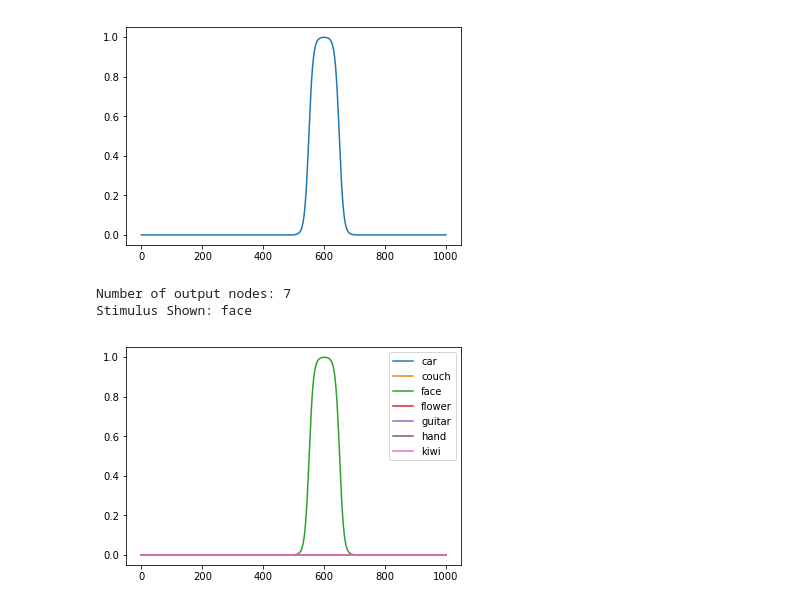
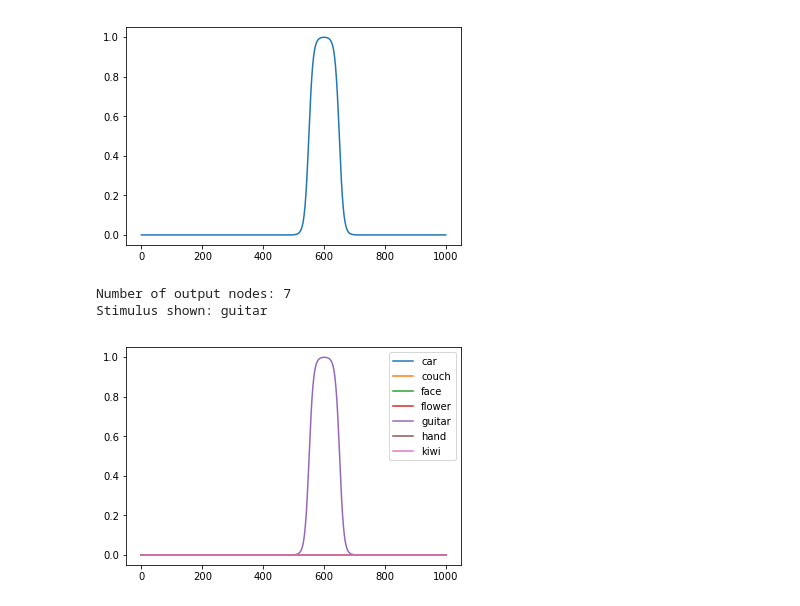
Before and after one commit to brookefitzgerald/ESNResearch, a Jupyter notebook: ZhangClassifyPlayground.ipynb, the cells around one changed output. Cells and saved outputs as stored; diff of their text form; code cells hidden in the pictures.

```diff
--- a/ZhangClassifyPlayground.ipynb
+++ b/ZhangClassifyPlayground.ipynb
@@ -177,12 +177,13 @@ plt.show()
 [figure]
 # %%
 names=['car', 'couch', 'face', 'flower', 'guitar', 'hand', 'kiwi']
-x = [plt.plot(x[1,:], label = names[i]) for i,x in enumerate(teach[0])]
+stim_num = 8
+x = [plt.plot(x[stim_num,:], label = names[i]) for i,x in enumerate(teach[0])]
 print('Number of output nodes: '+str(len(x)))
-print('Stimulus Shown: '+data_1018[0]['stimulus_id'][1])
+print('Stimulus shown: '+data_1018[0]['stimulus_id'][stim_num])
 plt.legend()
 plt.show()
 # %% [output]
 Number of output nodes: 7
-Stimulus Shown: face
+Stimulus shown: guitar
-[figure, old version]
+[figure, new version]
```
Also changed, not shown: 1 other file.
